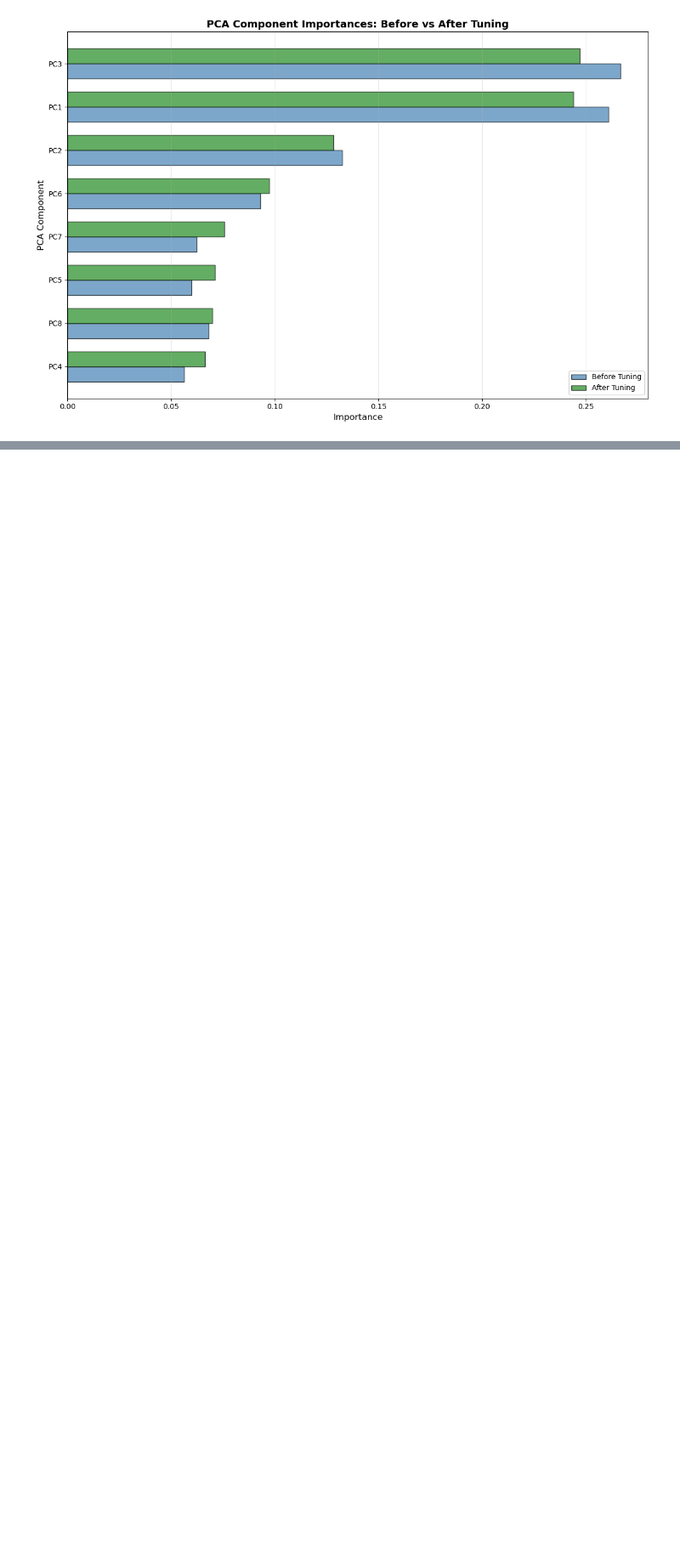
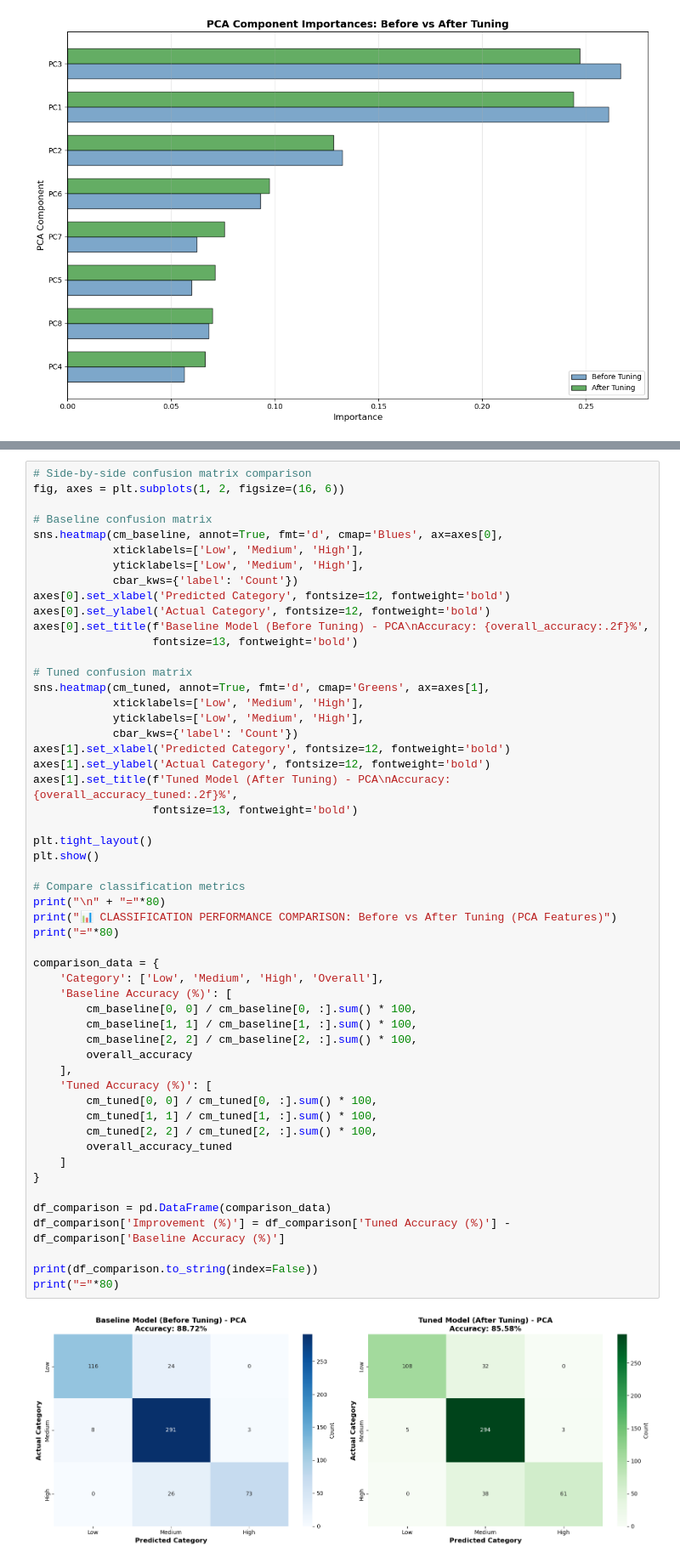
Before and after one commit to KhaledO04/University-BiomedicalMachineLearning, a Jupyter notebook: Main/modeling_regression_RF_PCA.ipynb, the cells around one changed output, grey strips where cells are left out. Shown at 85% size. Drawn from its saved outputs; the diff is of its cells as text; blank space fills up the shorter version.

Commit message:
RF PCA + comparison

```diff
--- a/Main/modeling_regression_RF_PCA.ipynb
+++ b/Main/modeling_regression_RF_PCA.ipynb
@@ -657,0 +660,55 @@ plt.show()
+# %%
+# Side-by-side confusion matrix comparison
+fig, axes = plt.subplots(1, 2, figsize=(16, 6))
+
+# Baseline confusion matrix
+sns.heatmap(cm_baseline, annot=True, fmt='d', cmap='Blues', ax=axes[0],
+            xticklabels=['Low', 'Medium', 'High'],
+            yticklabels=['Low', 'Medium', 'High'],
+            cbar_kws={'label': 'Count'})
+axes[0].set_xlabel('Predicted Category', fontsize=12, fontweight='bold')
+axes[0].set_ylabel('Actual Category', fontsize=12, fontweight='bold')
+axes[0].set_title(f'Baseline Model (Before Tuning) - PCA\nAccuracy: {overall_accuracy:.2f}%',
+                  fontsize=13, fontweight='bold')
+
+# Tuned confusion matrix
+sns.heatmap(cm_tuned, annot=True, fmt='d', cmap='Greens', ax=axes[1],
+            xticklabels=['Low', 'Medium', 'High'],
+            yticklabels=['Low', 'Medium', 'High'],
+            cbar_kws={'label': 'Count'})
+axes[1].set_xlabel('Predicted Category', fontsize=12, fontweight='bold')
+axes[1].set_ylabel('Actual Category', fontsize=12, fontweight='bold')
+axes[1].set_title(f'Tuned Model (After Tuning) - PCA\nAccuracy: {overall_accuracy_tuned:.2f}%',
+                  fontsize=13, fontweight='bold')
+
+plt.tight_layout()
+plt.show()
+
+# Compare classification metrics
+print("\n" + "="*80)
+print("📊 CLASSIFICATION PERFORMANCE COMPARISON: Before vs After Tuning (PCA Features)")
+print("="*80)
+
+comparison_data = {
+    'Category': ['Low', 'Medium', 'High', 'Overall'],
+    'Baseline Accuracy (%)': [
+        cm_baseline[0, 0] / cm_baseline[0, :].sum() * 100,
+        cm_baseline[1, 1] / cm_baseline[1, :].sum() * 100,
+        cm_baseline[2, 2] / cm_baseline[2, :].sum() * 100,
+        overall_accuracy
+    ],
+    'Tuned Accuracy (%)': [
+        cm_tuned[0, 0] / cm_tuned[0, :].sum() * 100,
+        cm_tuned[1, 1] / cm_tuned[1, :].sum() * 100,
+        cm_tuned[2, 2] / cm_tuned[2, :].sum() * 100,
+        overall_accuracy_tuned
+    ]
+}
+
+df_comparison = pd.DataFrame(comparison_data)
+df_comparison['Improvement (%)'] = df_comparison['Tuned Accuracy (%)'] - df_comparison['Baseline Accuracy (%)']
+
+print(df_comparison.to_string(index=False))
+print("="*80)
+# %% [output]
+[figure, added]
```
Also changed, not shown: parts of 6 cells of this notebook.
